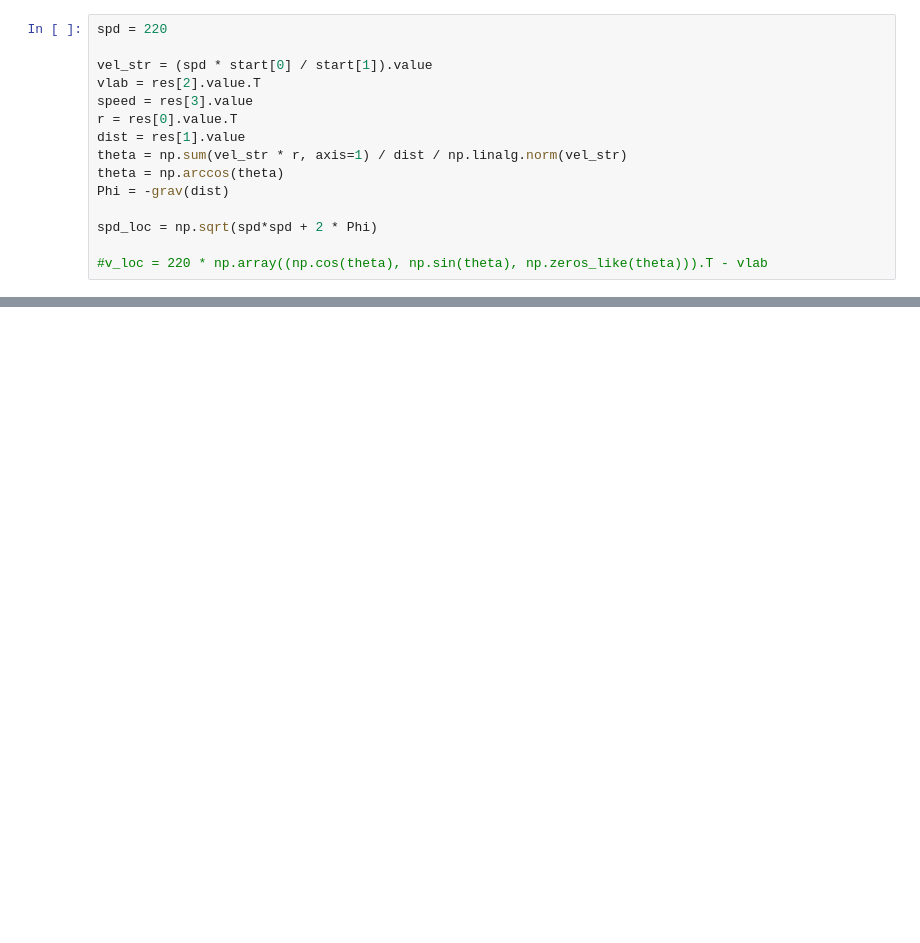
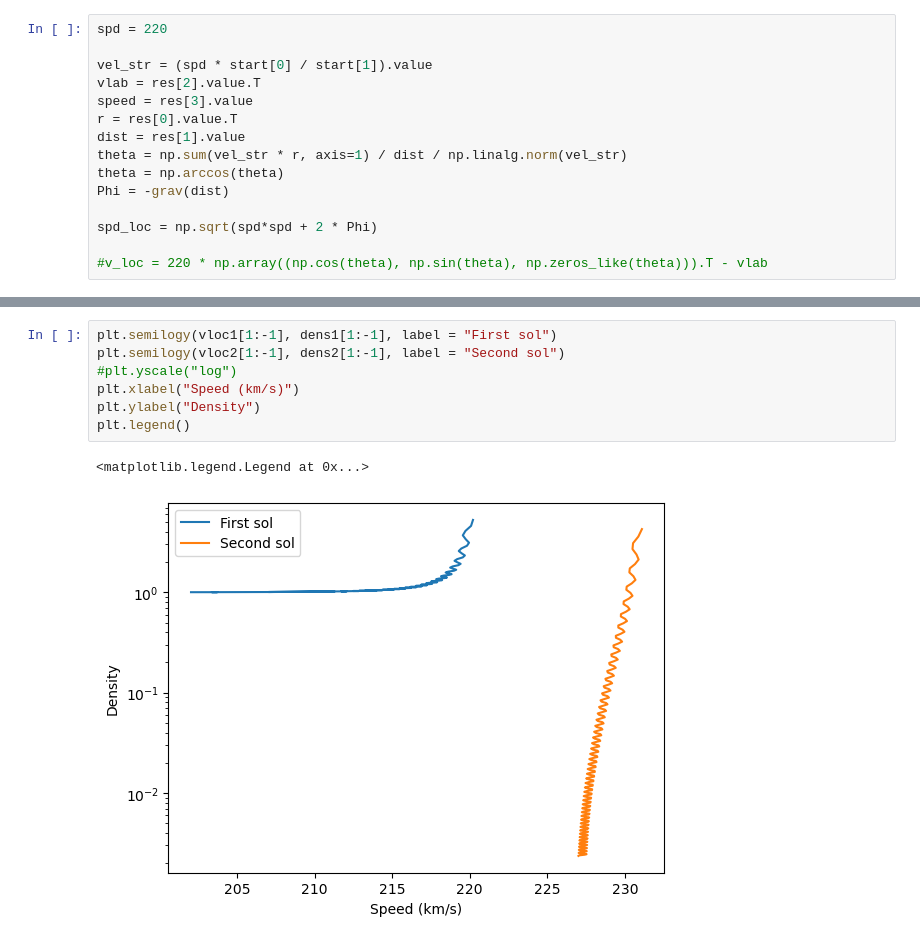
Before and after one commit to shauryagarg145/dark-matter-waves, a Jupyter notebook: annual.ipynb, the cells around one changed output, grey strips where cells are left out. Drawn from its saved outputs; the diff is of its cells as text; blank space fills up the shorter version.

```diff
--- a/annual.ipynb
+++ b/annual.ipynb
@@ -143,0 +151,10 @@ plt.semilogy(vloc2[1:-1], dens2[1:-1])
+# %%
+plt.semilogy(vloc1[1:-1], dens1[1:-1], label = "First sol")
+plt.semilogy(vloc2[1:-1], dens2[1:-1], label = "Second sol")
+#plt.yscale("log")
+plt.xlabel("Speed (km/s)")
+plt.ylabel("Density")
+plt.legend()
+# %% [output]
+<matplotlib.legend.Legend at 0x...>
+[figure, added]
```
Also changed, not shown: parts of 20 cells of this notebook.
